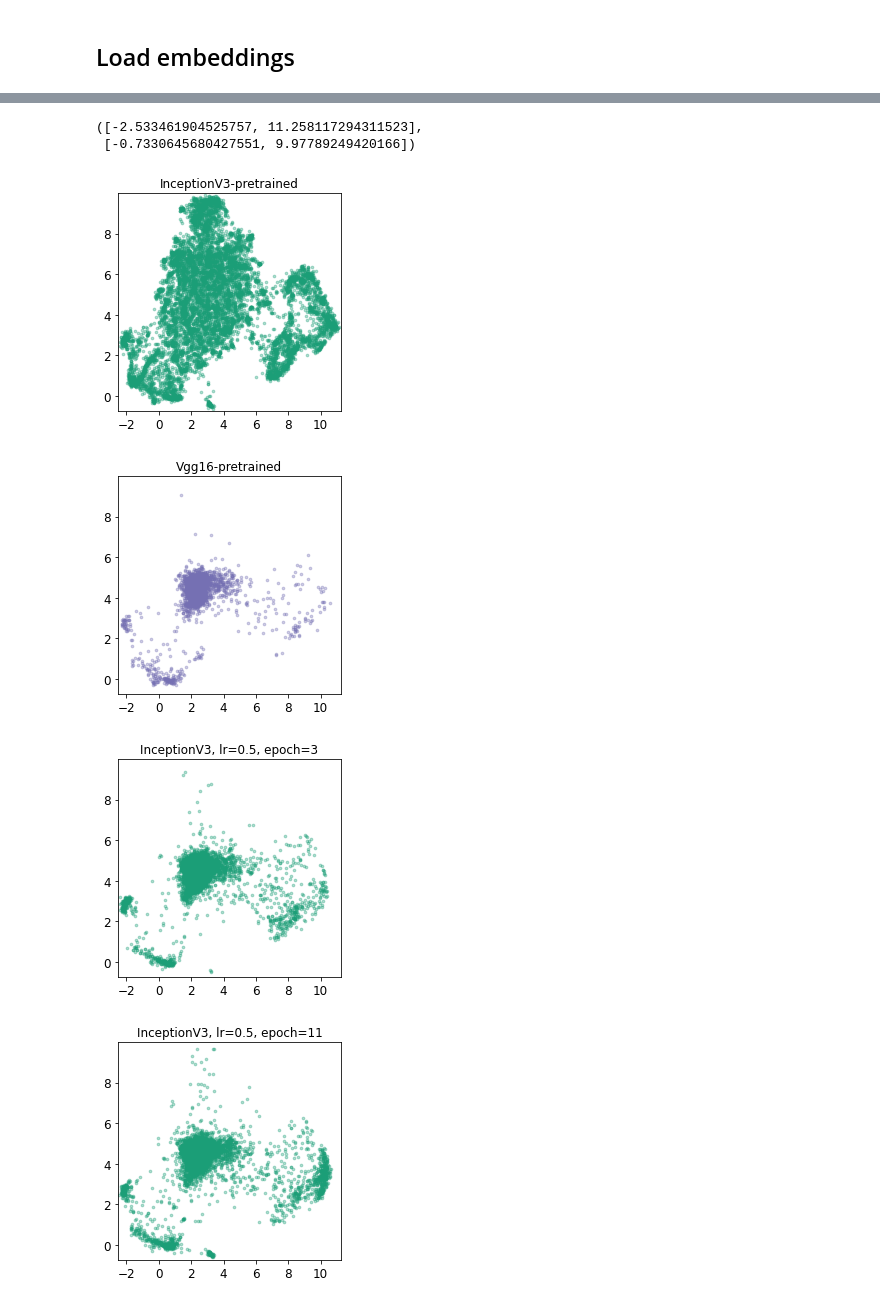
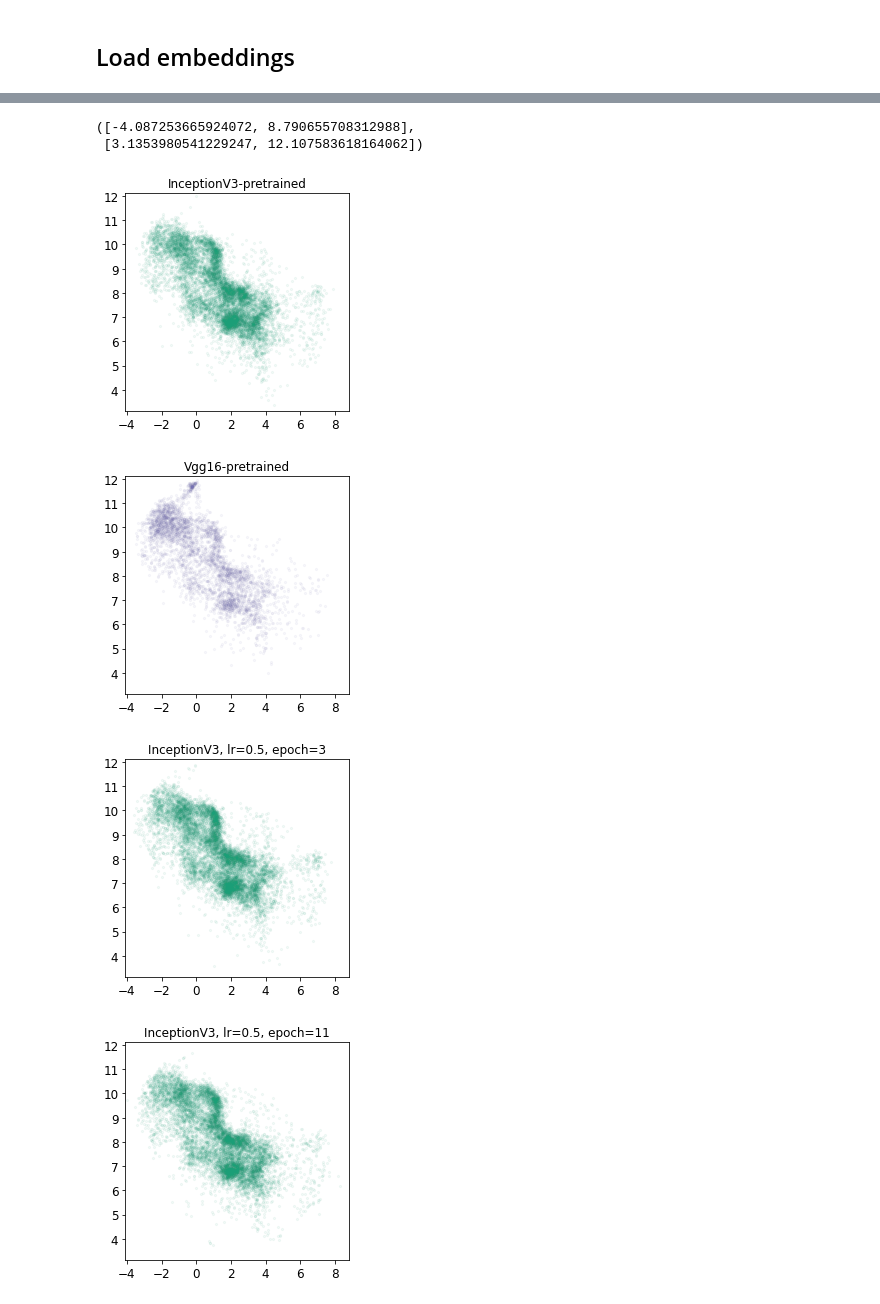
Before and after one commit to poloclub/ConceptEvo, a Jupyter notebook: src/utils/emb.ipynb, the cells around one changed output, grey strips where cells are left out. Drawn from its saved outputs; the diff is of its cells as text; code cells hidden in the pictures.

```diff
--- a/src/utils/emb.ipynb
+++ b/src/utils/emb.ipynb
@@ -14,4 +16,4 @@ def load_json(file_path):
 # %%
-dir_path = '../../data/embedding/emb2d/data/emb-1'
+dir_path = f'../../data/embedding/emb2d/data/{dir_name}'
 os.listdir(dir_path)
 # %% [output]
@@ -71,40 +73,43 @@ Y_range[0] -= 0.1
 Y_range[1] += 0.1
 X_range, Y_range
 # %% [output]
-([-2.533461904525757, 11.258117294311523],
- [-0.7330645680427551, 9.97789249420166])
+([-4.087253665924072, 8.790655708312988],
+ [3.1353980541229247, 12.107583618164062])
 # %%
+fig_dir = f'../../data/fig/{dir_name}'
+if not os.path.exists(fig_dir):
+    os.mkdir(fig_dir)
+
 colors = ['#1b9e77', '#fc8d62', '#7570b3']
 for model, json_data in zip(models, data):
     Xs = [json_data[neuron][0] for neuron in json_data]
     Ys = [json_data[neuron][1] for neuron in json_data]
 
     if 'pretrained' in model:
         title = 'Vgg16-pretrained' if 'vgg16' in model else 'InceptionV3-pretrained'
     else:
         epoch = model.split('_')[-1]
         learning_rate = model.split('_')[-3]
         model_name = 'Vgg16' if 'vgg16' in model else 'InceptionV3'
         title = f'{model_name}, lr={learning_rate}, epoch={epoch}'
     file_name = title.replace(' ', '_').replace(',', '_')
 
     if 'Vgg16' in title:
         color = colors[2]
     else:
         color = colors[0]
 
-
     plt.figure(figsize=(4, 4))
-    plt.scatter(Xs, Ys, s=7, alpha=0.35, c=color)
+    plt.scatter(Xs, Ys, s=5, alpha=0.05, c=color)
     plt.xlim(X_range)
     plt.ylim(Y_range)
     plt.xticks(fontsize=12)
     plt.yticks(fontsize=12)
     plt.title(title)
-    plt.savefig(f'../../data/fig/{file_name}.svg')
+    plt.savefig(f'{fig_dir}/{file_name}.svg')
     plt.show()
 # %% [output]
-[figure, old version]
+[figure, new version]
-[figure, old version]
+[figure, new version]
-[figure, old version]
+[figure, new version]
-[figure, old version]
+[figure, new version]
```
Also changed, not shown: parts of 3 cells of this notebook, 45 other files.
